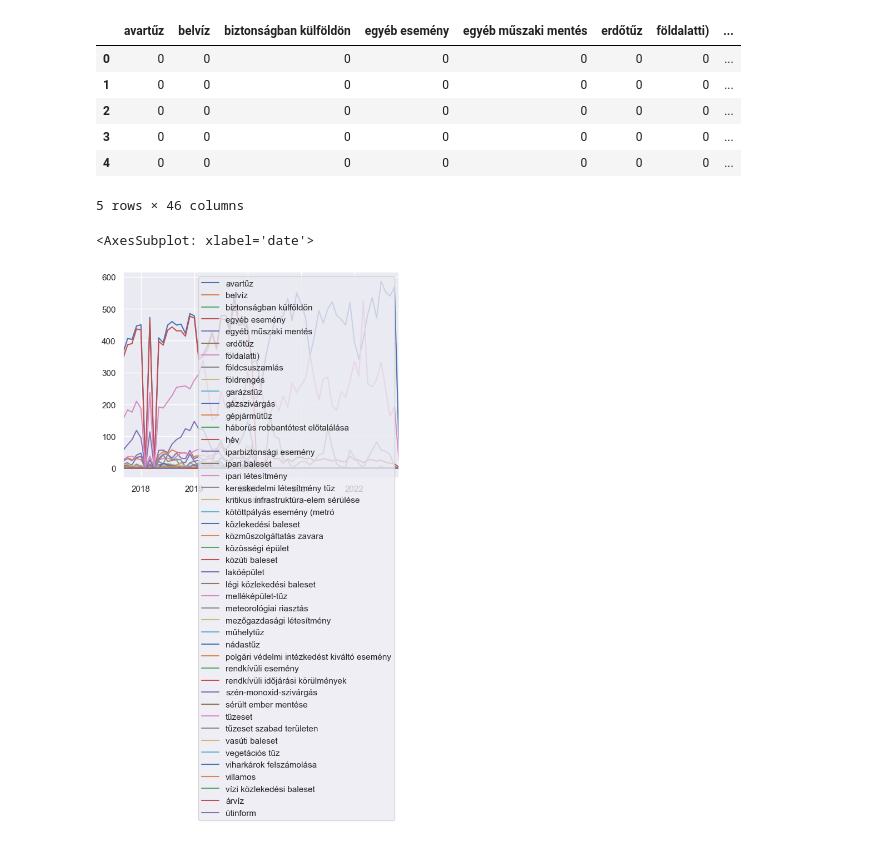
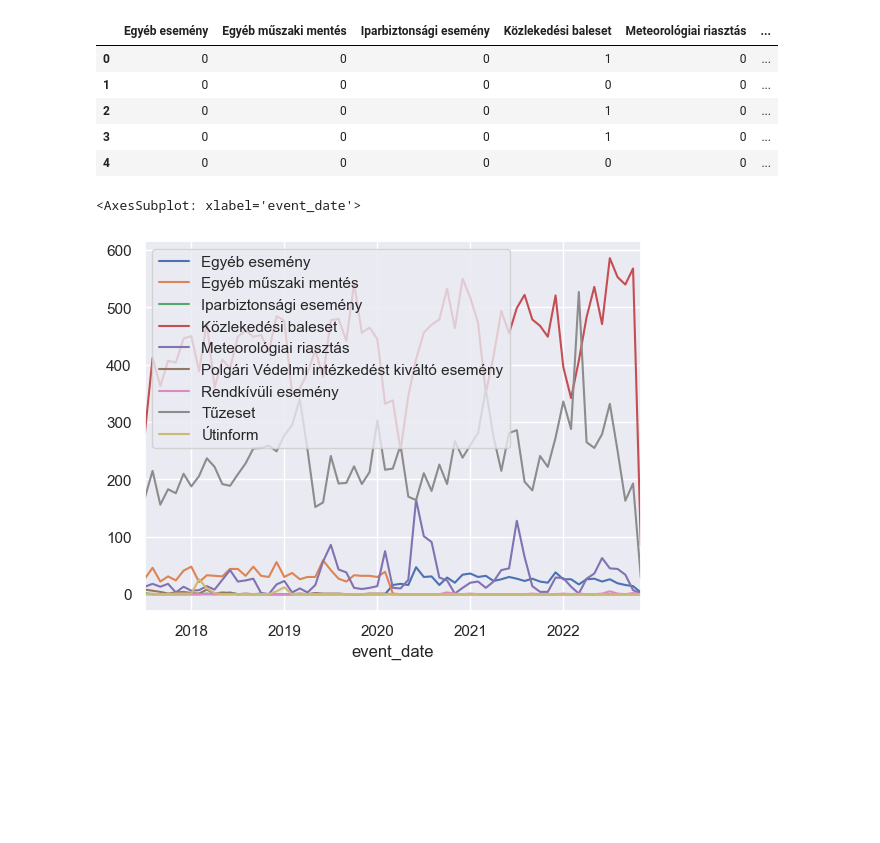
Before and after one commit to bncszb/disasters_hungary, a Jupyter notebook: event_frequency.ipynb, the cells around one changed output. Cells and saved outputs as stored; diff of their text form; code cells hidden in the pictures; blank space fills up the shorter version.

```diff
--- a/event_frequency.ipynb
+++ b/event_frequency.ipynb
@@ -11,8 +11,11 @@ conn=sqlite3.connect("events/database/events.db")
 # %%
 events = pd.read_sql_query("SELECT * FROM events_table", conn)
 
-events["date"]=events["date"].str.replace("-","").str.strip()
-events["date"]=pd.to_datetime(events["date"], format='%Y.%m.%d. %H:%M')
+events["event_date"]=events["event_date"].str.replace("-","").str.strip()
+events["event_date"]=pd.to_datetime(events["event_date"], format='%Y.%m.%d. %H:%M')
+
+events["longitude"]=events["longitude"].astype("float32")
+events["latitude"]=events["latitude"].astype("float32")
 # %%
 events.head()
 # %% [output]
@@ -30,17 +28,16 @@ events.resample("W", on="date").title.count().plot()
 # %%
-split_categories=events["category"].str.lower().str.replace(", ", ",").str.get_dummies(sep=',')
-split_categories["date"]=events["date"]
+split_categories=events["categoryName"].str.get_dummies(sep=',')
+split_categories["event_date"]=events["event_date"]
 split_categories.head()
 # %% [output]
-|  | avartűz | belvíz | biztonságban külföldön | egyéb esemény | egyéb műszaki mentés | erdőtűz | földalatti) | ... |
-| 0 | 0 | 0 | 0 | 0 | 0 | 0 | 0 | ... |
-| 1 | 0 | 0 | 0 | 0 | 0 | 0 | 0 | ... |
-| 2 | 0 | 0 | 0 | 0 | 0 | 0 | 0 | ... |
-| 3 | 0 | 0 | 0 | 0 | 0 | 0 | 0 | ... |
-| 4 | 0 | 0 | 0 | 0 | 0 | 0 | 0 | ... |
+|  | Egyéb esemény | Egyéb műszaki mentés | Iparbiztonsági esemény | Közlekedési baleset | Meteorológiai riasztás | ... |
+| 0 | 0 | 0 | 0 | 1 | 0 | ... |
+| 1 | 0 | 0 | 0 | 0 | 0 | ... |
+| 2 | 0 | 0 | 0 | 1 | 0 | ... |
+| 3 | 0 | 0 | 0 | 1 | 0 | ... |
+| 4 | 0 | 0 | 0 | 0 | 0 | ... |
-5 rows × 46 columns
 # %%
-split_categories.resample("M", on="date").sum().plot()
+split_categories.resample("M", on="event_date").sum().plot()
 # %% [output]
-<AxesSubplot: xlabel='date'>
+<AxesSubplot: xlabel='event_date'>
-[figure, old version]
+[figure, new version]
```
Also changed, not shown: parts of 8 cells of this notebook, 6 other files.
